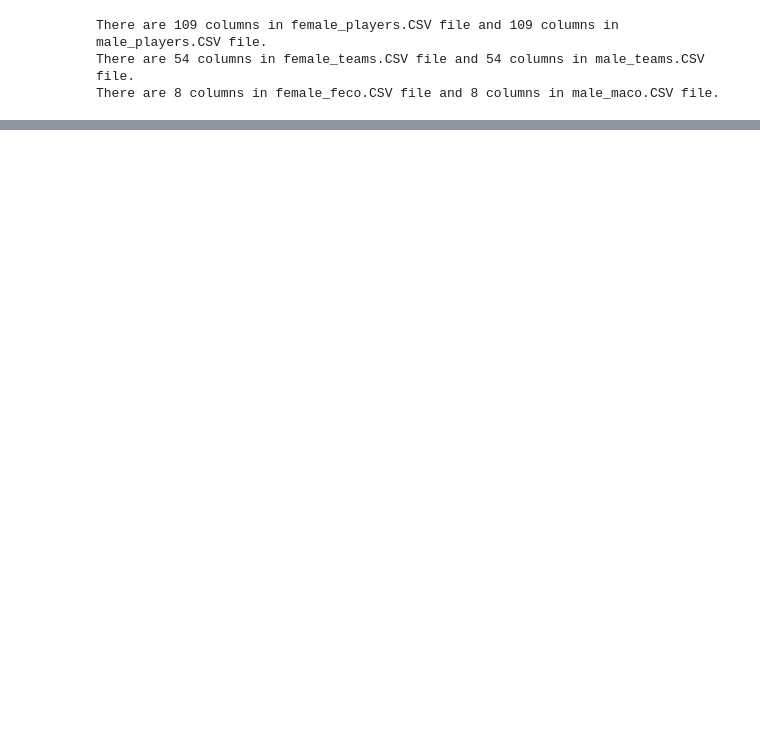
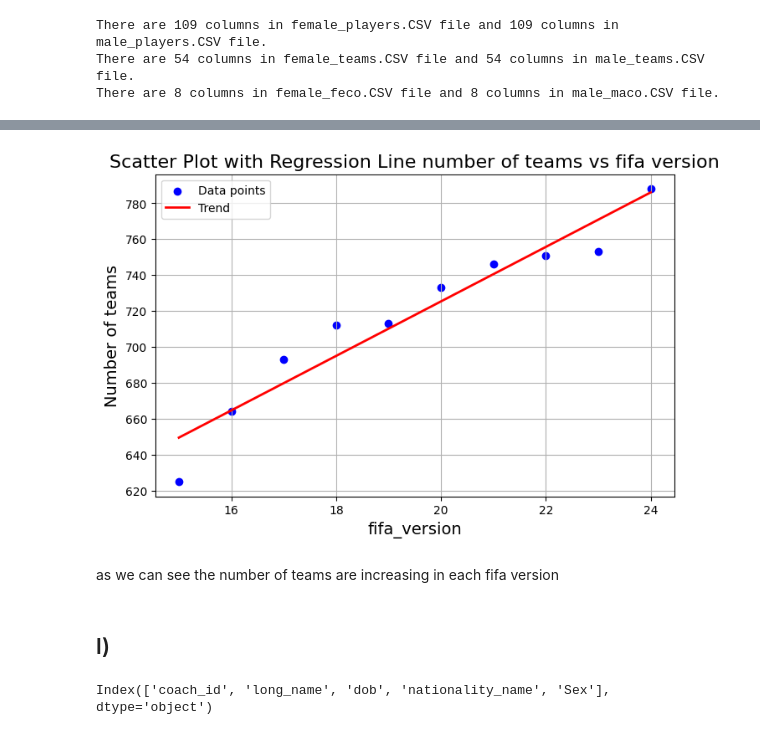
Before and after one commit to kashif003/Working_projects, a Jupyter notebook: programming starter/data/code.ipynb, the cells around one changed output, grey strips where cells are left out. Saved outputs shown, nothing was run; the diff lists cells and outputs as text; code cells hidden in the pictures; blank space fills up the shorter version.

```diff
--- a/programming starter/data/code.ipynb
+++ b/programming starter/data/code.ipynb
@@ -191,0 +95,5 @@ Name: dob, Length: 1463, dtype: datetime64[ns]
+# %%
+# merging the DataFrames with same Sex
+player=pd.concat([df_fepl,df_mapl],ignore_index=True)
+coach=pd.concat([df_feco,df_maco],ignore_index=True)
+team=pd.concat([df_fete,df_mate],ignore_index=True)
@@ -191,0 +203,16 @@ Name: dob, Length: 1463, dtype: datetime64[ns]
+# %%
+#using backward fill to fill the name of stadiums of the same teams in different veraions of fifa
+df_team.loc[:,'home_stadium']=df_team.groupby('team_name')['home_stadium'].bfill().bfill()
+
+# using backward fill to fill the coach_id in the same way
+df_team.loc[:,'coach_id']=df_team.groupby('team_name')['coach_id'].bfill().bfill()
+
+# using backward fill to fill the capitan as well
+df_team.loc[:,'captain']=df_team.groupby('team_name')['captain'].bfill().bfill()
+
+#using backward fill to fill the penalties as well(using the same penalty taker as in pervious version of fifa)
+df_team.loc[:,'penalties']=df_team.groupby('team_name')['penalties'].bfill().bfill()
+
+# using backwar fill to fill the left and right corner taker for the team
+df_team.loc[:,'left_corner']=df_team.groupby('team_name')['left_corner'].bfill().bfill()
+df_team.loc[:,'right_corner']=df_team.groupby('team_name')['right_corner'].bfill().bfill()
@@ -191,0 +832,4 @@ Name: dob, Length: 1463, dtype: datetime64[ns]
+# %%
+# number of teams in each game
+team_count = df_team.groupby('fifa_version').size().reset_index(name='number of teams')
+team_count
@@ -191,0 +848,30 @@ Name: dob, Length: 1463, dtype: datetime64[ns]
+# %%
+# ploting the number of teams with fifa_version
+plt.figure(figsize=(8, 5))
+x=team_count['fifa_version']
+y=team_count['number of teams']
+plt.scatter(x, y, color='blue', label='Data points')
+slope, intercept, r_value, p_value, std_err = linregress(x, y)
+regression_line = slope * x + intercept
+plt.plot(x, regression_line, color='red', label='Trend', linewidth=2)
+
+plt.title("Scatter Plot with Regression Line number of teams vs fifa version", fontsize=16)
+plt.xlabel("fifa_version", fontsize=14)
+plt.ylabel("Number of teams", fontsize=14)
+
+
+plt.legend()
+
+
+plt.grid(True)
+plt.show()
+# %% [output]
+[figure, added]
+# %% [markdown]
+as we can see the number of teams are increasing in each fifa version
+# %% [markdown]
+## l)
+# %%
+df_coach.columns
+# %% [output]
+Index(['coach_id', 'long_name', 'dob', 'nationality_name', 'Sex'], dtype='object')
```
Also changed, not shown: parts of 115 cells of this notebook, 1 other file.
